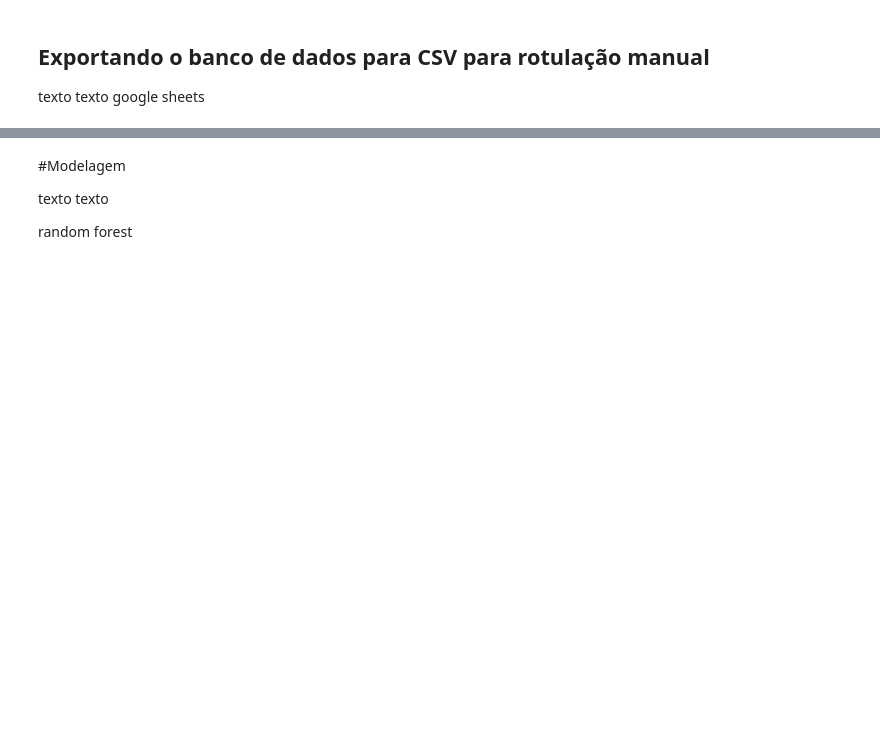
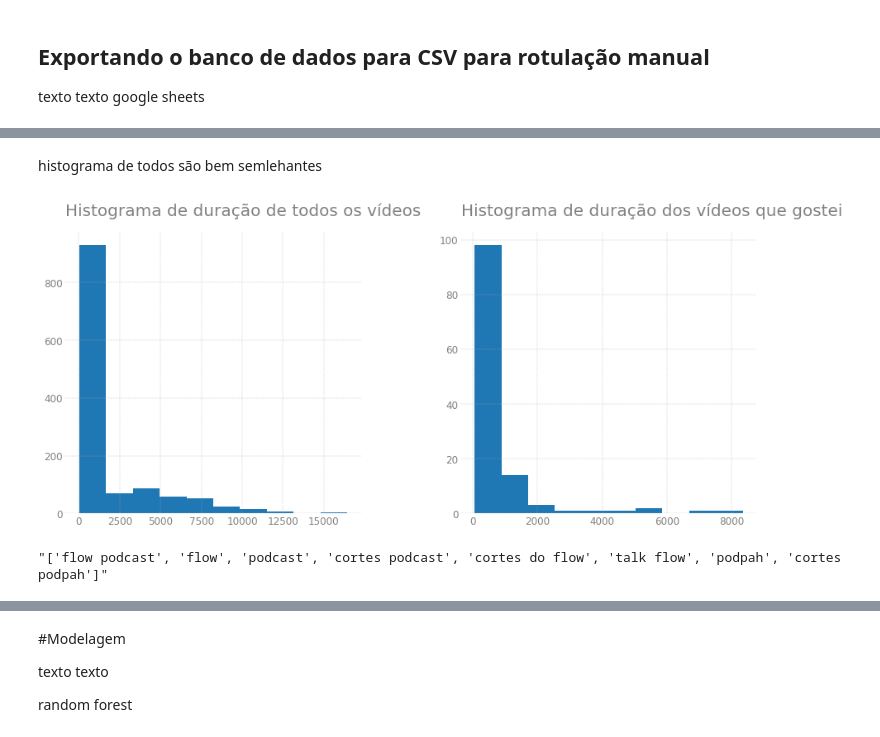
Before and after one commit to barigonta/recomendador_youtube, a Jupyter notebook: Recomendador_de_Vídeos_do_Youtube.ipynb, the cells around one changed output, grey strips where cells are left out. Drawn from its saved outputs; the diff is of its cells as text; code cells hidden in the pictures; blank space fills up the shorter version.

```diff
--- a/Recomendador_de_Vídeos_do_Youtube.ipynb
+++ b/Recomendador_de_Vídeos_do_Youtube.ipynb
@@ -297,0 +282,11 @@ texto texto google sheets
+# %%
+#criando um DataFrame Apenas com os videos que gostei
+canais_que_gostei = df_com_rotulo[df_com_rotulo.rotulo_thales == 1]
+
+#coisas gerais sobre os vídeos
+print('Tempo médio dos vídeos que gostei: {:.2f} segundos.'.format(canais_que_gostei.duration.mean()))
+print('Número de visualizações médias dos vídeos que gostei: {:.2f}'.format(canais_que_gostei.view_count.mean()))
+print('Principal categoria de vídeo: {}'.format(canais_que_gostei.categories.value_counts().index[0].split("'")[1]))
+
+#top 5 canais que gostei
+canais_que_gostei.channel.value_counts()[:5].to_frame('Top 5 Canais que gostei')
@@ -297,0 +324,28 @@ texto texto google sheets
+# %% [markdown]
+histograma de todos são bem semlehantes
+# %%
+#criando o fig e o ax no matplotlib
+fig,ax = plt.subplots(figsize=(14,6),ncols=2)
+
+#criando um histograma do tempo para todos os vídeos
+df_com_rotulo.duration.hist(ax=ax[0])
+ax[0].set_frame_on(False)
+ax[0].grid(linestyle='-.',lw=0.34,aa=True)
+ax[0].set_title('Histograma de duração de todos os vídeos',loc='left',pad=20,fontdict={'fontsize':20},color='grey')
+ax[0].tick_params(axis='both',colors='grey',length=0,labelsize=12)
+
+#criando um histograma do tempo para os vídeos que gostei
+canais_que_gostei.duration.hist(ax=ax[1])
+ax[1].set_frame_on(False)
+ax[1].grid(linestyle='-.',lw=0.34,aa=True)
+ax[1].set_title('Histograma de duração dos vídeos que gostei',loc='left',pad=20,fontdict={'fontsize':20},color='grey')
+ax[1].tick_params(axis='both',colors='grey',length=0,labelsize=12)
+
+#plotando os gráficos
+plt.tight_layout(pad=2.0);
+# %% [output]
+[figure, added]
+# %%
+df_com_rotulo.tags[4]
+# %% [output]
+"['flow podcast', 'flow', 'podcast', 'cortes podcast', 'cortes do flow', 'talk flow', 'podpah', 'cortes podpah']"
```
Also changed, not shown: parts of 39 cells of this notebook.
